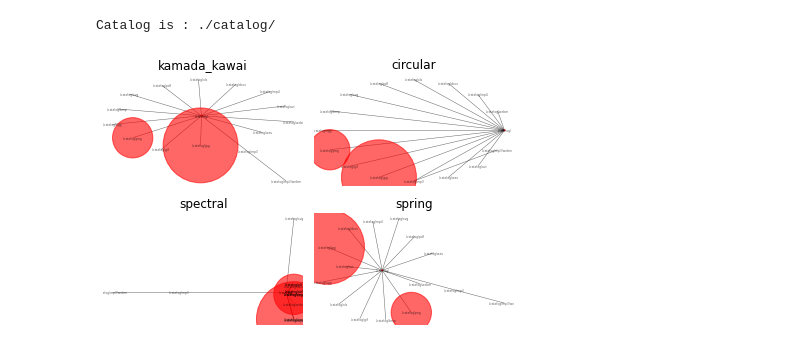
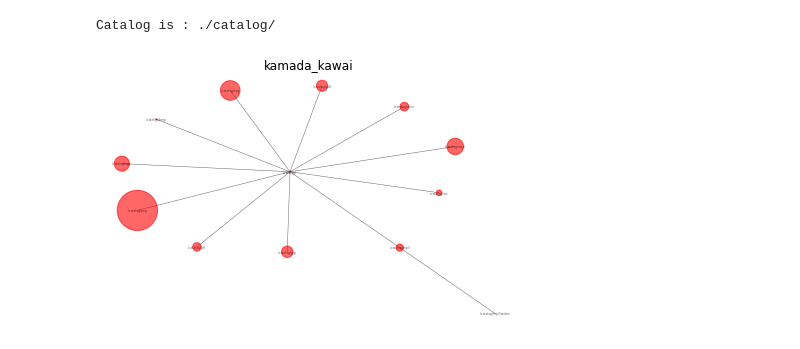
Before and after one commit to HappyMary16/data-visualization-labs, a Jupyter notebook: lab5/task.ipynb, the cells around one changed output. Cells and saved outputs as stored; diff of their text form; code cells hidden in the pictures.

```diff
--- a/lab5/task.ipynb
+++ b/lab5/task.ipynb
@@ -1,7 +1,7 @@
 # %%
 # Лабораторная работа №5
-# Вариант 12 (3)
-# Цвет вершины зависит от типа файла
+# Вариант 1
+# Зазмер вершины зависит от размера файла
 
 import networkx as nx
 import matplotlib.pyplot as plt
@@ -53,42 +53,5 @@ def is_hidden_dir(d):
         return True if b'H' in p[:12] else False
     else:
         return True if os.path.basename(d)[0] == '.' else False
-
-
-def main():
-    G = get_tree()
-    options = {
-        'node_color': 'red',
-        'node_size': sizes,
-        'width': 0.5,
-        'with_labels': True,
-        'alpha': 0.6,
-        'font_size': 3,
-        'font_family': 'Arial'
-    }
-
-    plt.subplot(221)
-    plt.title('kamada_kawai')
-    nx.draw_kamada_kawai(G, **options)
-
-    plt.subplot(222)
-    plt.title('circular')
-    nx.draw_circular(G, **options)
-
-    plt.subplot(223)
-    plt.title('spectral')
-    nx.draw_spectral(G, **options)
-
-    plt.subplot(224)
-    plt.title('spring')
-    nx.draw_spring(G, **options)
-
-    plt.tight_layout()
-    plt.show()
-
-
-if __name__ == "__main__":
-    main()
 # %% [output]
 Catalog is : ./catalog/
-[figure, removed]
@@ -94,0 +69,9 @@ Catalog is : ./catalog/
+# %%
+plt.plot()
+plt.title('kamada_kawai')
+nx.draw_kamada_kawai(G, **options)
+
+plt.tight_layout()
+plt.show()
+# %% [output]
+[figure, added]
```
Also changed, not shown: parts of 4 cells of this notebook, 1 other file.
